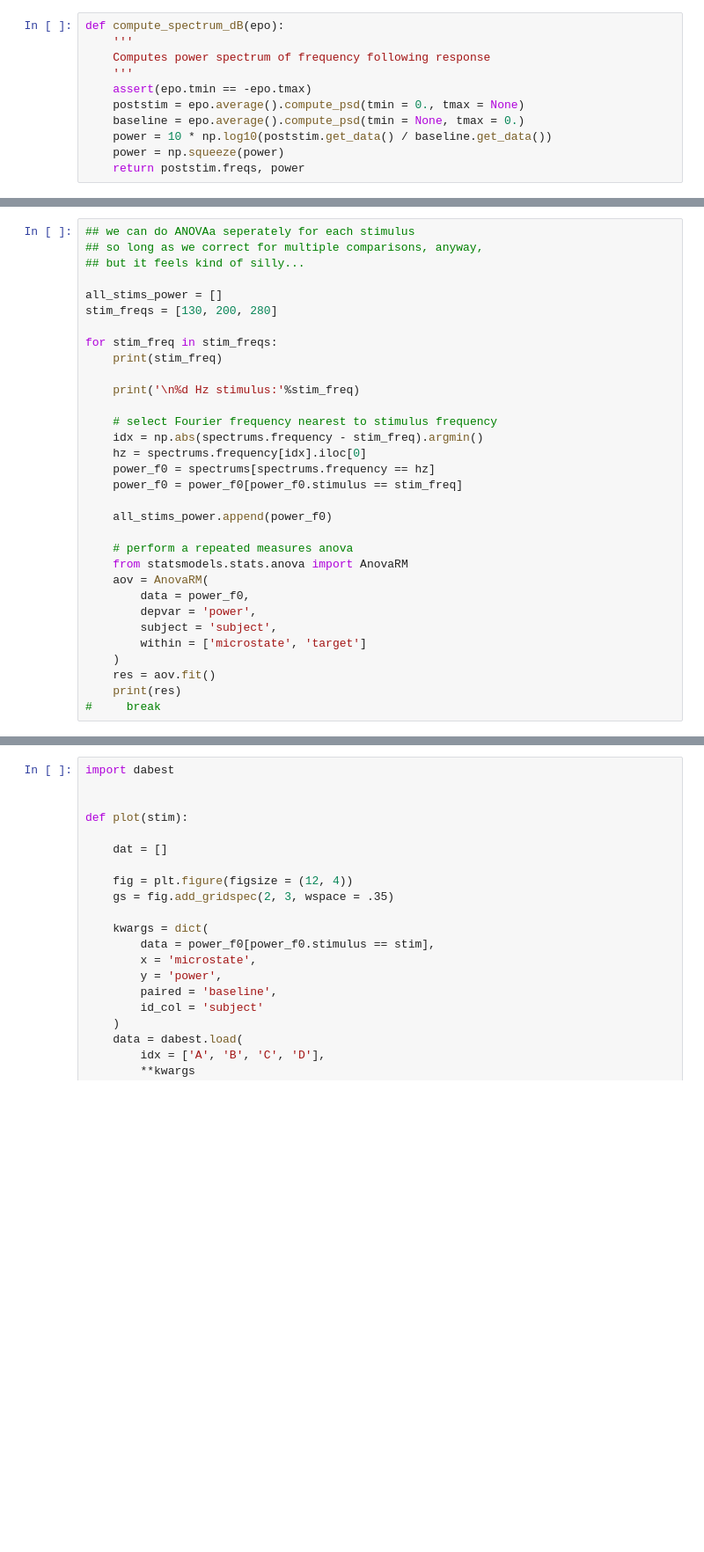
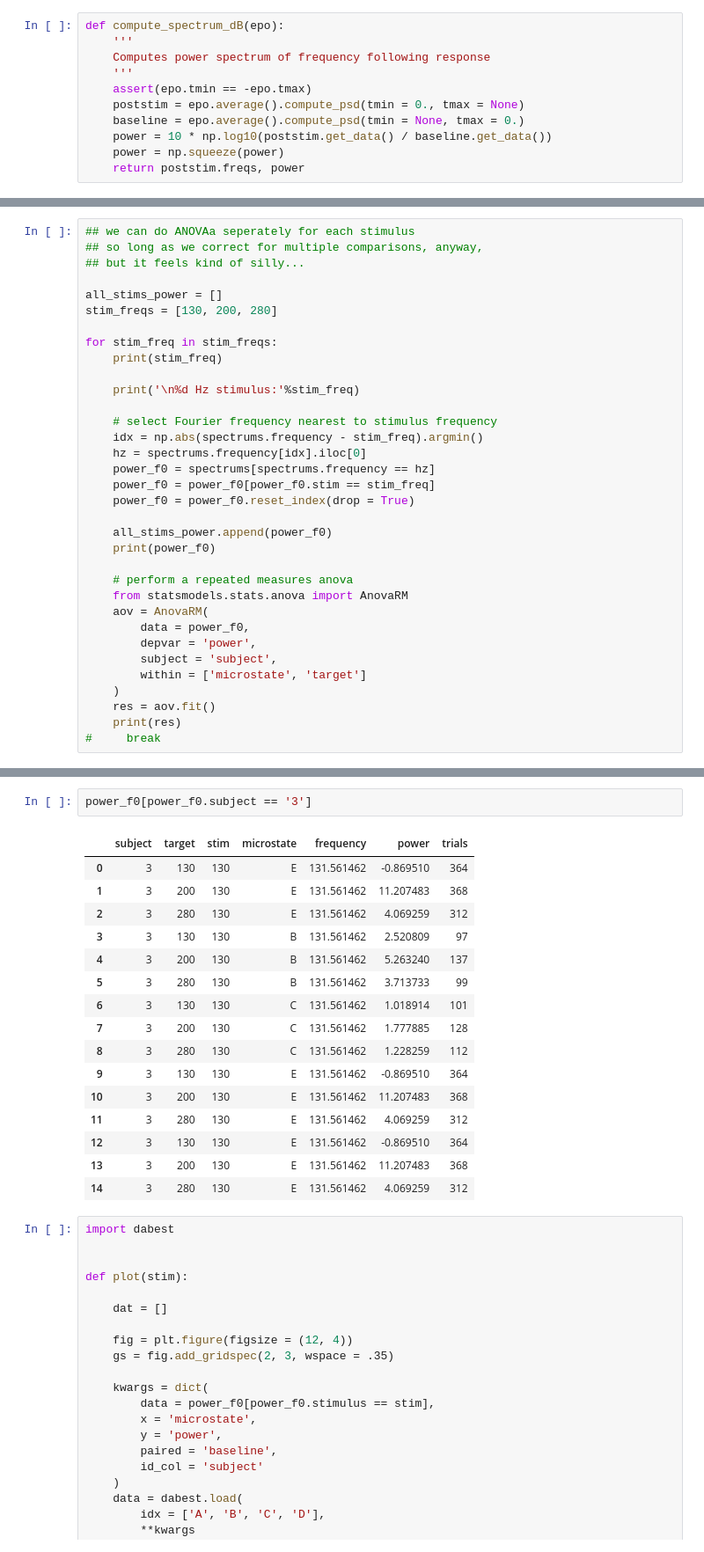
Before and after one commit to letitiayhho/tone-target-monitoring, a Jupyter notebook: analysis/microstates.ipynb, the cells around one changed output, grey strips where cells are left out. Shown at 88% size. Drawn from its saved outputs; the diff is of its cells as text; blank space fills up the shorter version.

```diff
--- a/analysis/microstates.ipynb
+++ b/analysis/microstates.ipynb
@@ -217,9 +210,11 @@ for stim_freq in stim_freqs:
     idx = np.abs(spectrums.frequency - stim_freq).argmin()
     hz = spectrums.frequency[idx].iloc[0]
     power_f0 = spectrums[spectrums.frequency == hz]
-    power_f0 = power_f0[power_f0.stimulus == stim_freq]
+    power_f0 = power_f0[power_f0.stim == stim_freq]
+    power_f0 = power_f0.reset_index(drop = True)
 
     all_stims_power.append(power_f0)
+    print(power_f0)
 
     # perform a repeated measures anova
     from statsmodels.stats.anova import AnovaRM
@@ -277,3 +278,22 @@ microstate:target:stimulus  0.4294 16.0000 640.0000 0.9750
+# %%
+power_f0[power_f0.subject == '3']
+# %% [output]
+|  | subject | target | stim | microstate | frequency | power | trials |
+| 0 | 3 | 130 | 130 | E | 131.561462 | -0.869510 | 364 |
+| 1 | 3 | 200 | 130 | E | 131.561462 | 11.207483 | 368 |
+| 2 | 3 | 280 | 130 | E | 131.561462 | 4.069259 | 312 |
+| 3 | 3 | 130 | 130 | B | 131.561462 | 2.520809 | 97 |
+| 4 | 3 | 200 | 130 | B | 131.561462 | 5.263240 | 137 |
+| 5 | 3 | 280 | 130 | B | 131.561462 | 3.713733 | 99 |
+| 6 | 3 | 130 | 130 | C | 131.561462 | 1.018914 | 101 |
+| 7 | 3 | 200 | 130 | C | 131.561462 | 1.777885 | 128 |
+| 8 | 3 | 280 | 130 | C | 131.561462 | 1.228259 | 112 |
+| 9 | 3 | 130 | 130 | E | 131.561462 | -0.869510 | 364 |
+| 10 | 3 | 200 | 130 | E | 131.561462 | 11.207483 | 368 |
+| 11 | 3 | 280 | 130 | E | 131.561462 | 4.069259 | 312 |
+| 12 | 3 | 130 | 130 | E | 131.561462 | -0.869510 | 364 |
+| 13 | 3 | 200 | 130 | E | 131.561462 | 11.207483 | 368 |
+| 14 | 3 | 280 | 130 | E | 131.561462 | 4.069259 | 312 |
 # %%
 import dabest
 
```
Also changed, not shown: parts of 10 cells of this notebook, 7 other files.
